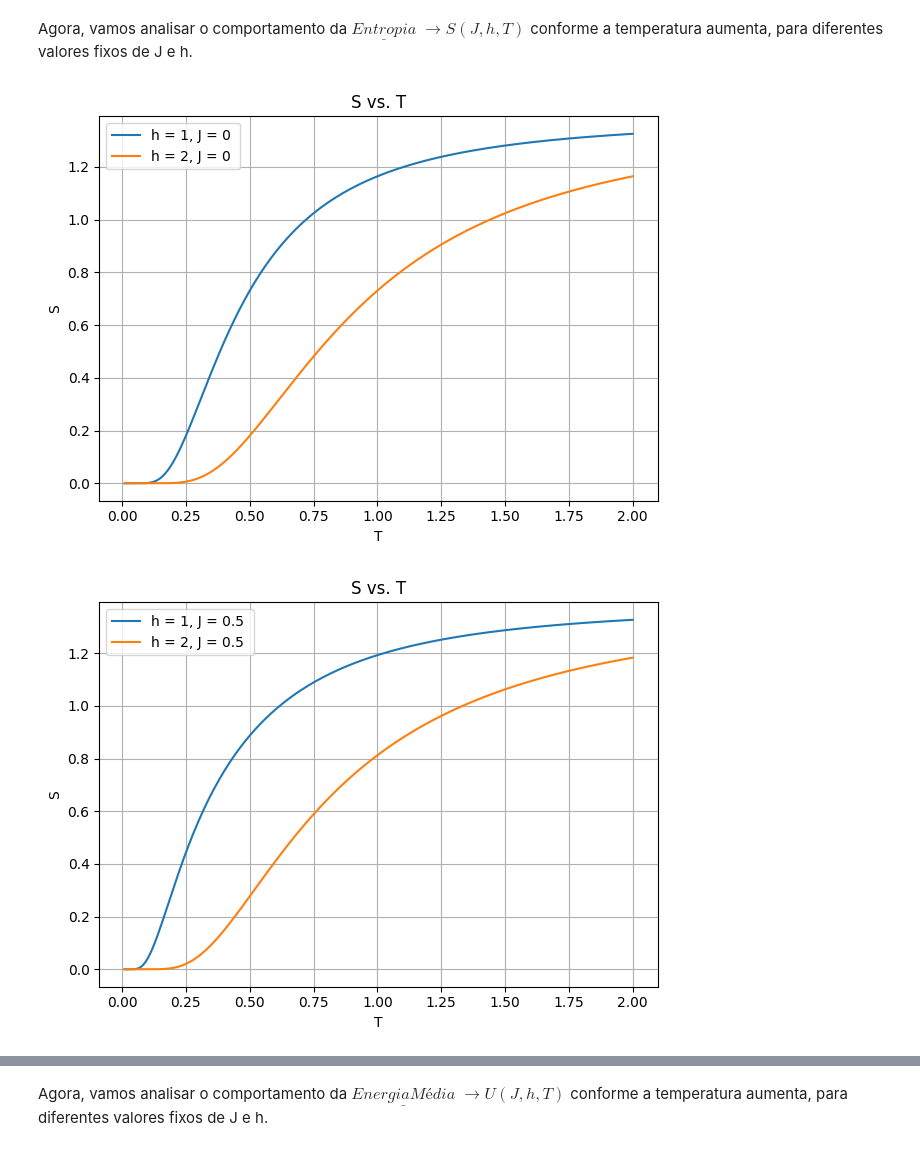
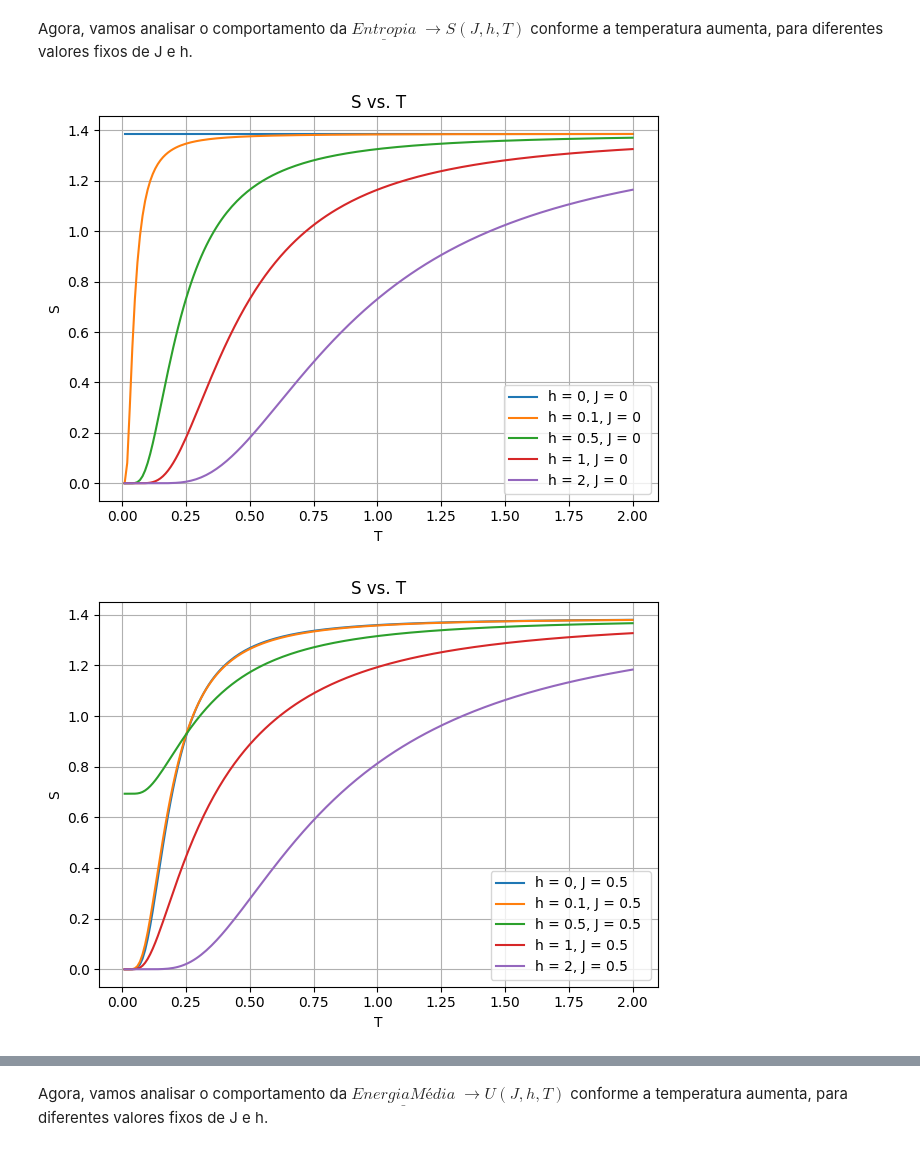
Before and after one commit to machadojoaopaulo/QuantumThermodynamics, a Jupyter notebook: Classico-Separadinho.ipynb, the cells around one changed output, grey strips where cells are left out. Saved outputs shown, nothing was run; the diff lists cells and outputs as text; code cells hidden in the pictures.

```diff
--- a/Classico-Separadinho.ipynb
+++ b/Classico-Separadinho.ipynb
@@ -216,12 +216,12 @@ def plot_ST(J, h, T):
         plt.tight_layout()
         plt.show()
 # %%
-J = [0, 0.5, 0.8]
-h = [1, 2]
+J = [0, 0.5, 0.8, 1, 2, 5]
+h = [0, 0.1, 0.5, 1, 2]
 # T define o limite final do gráfico: [0.01, T]
 T=2
 
 plot_ST(J, h, T)
 # %% [output]
-[figure, old version]
+[figure, new version]
-[figure, old version]
+[figure, new version]
```
Also changed, not shown: parts of 31 cells of this notebook.
